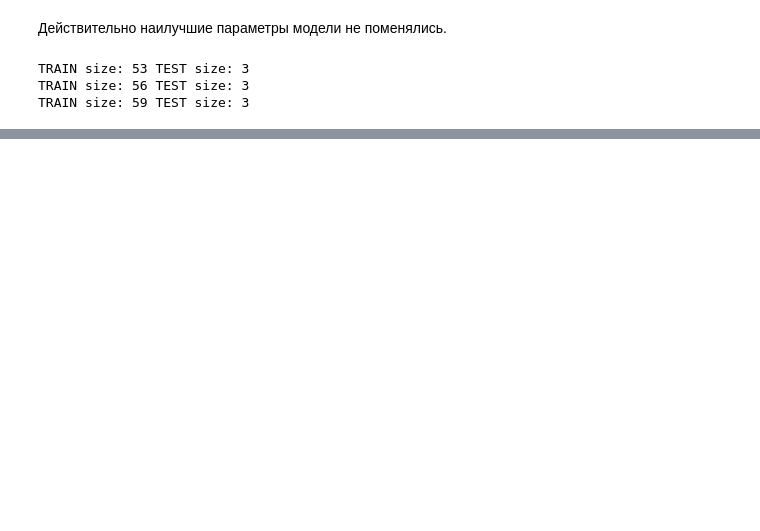
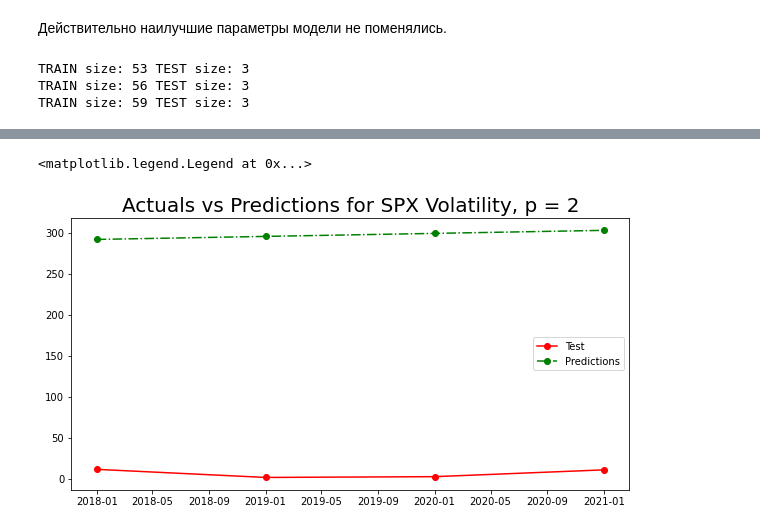
Before and after one commit to Motoborg/MATH_ML_13_----_---_II, a Jupyter notebook: Math_ML_13_Ghana_GDP_praktika.ipynb, the cells around one changed output, grey strips where cells are left out. Cells and saved outputs as stored; diff of their text form; code cells hidden in the pictures; blank space fills up the shorter version.

```diff
--- a/Math_ML_13_Ghana_GDP_praktika.ipynb
+++ b/Math_ML_13_Ghana_GDP_praktika.ipynb
@@ -493,0 +552,11 @@ TRAIN size: 59 TEST size: 3
+# %%
+# нам важно сохранить объем датасета, поэтому берем за исходные данные весь датасет с индексами, который содержит
+# и train и test часть
+garch_df = pd.DataFrame(data["VVP"].loc[data.index])
+
+# далее необходимо использовать актуальные обучающие данные, которые находятся в выборке train_df.
+# Мы никак не преобразовывали нашу обучющую выборку, поэтому фактически, train_df совпадает с данными в data,
+# Но если вы применяете к вашей обечающей выборке какие либо преобразования, например скользящее среднее
+# для сглаживания, то необходимо передать измененный train_df датасет.
+
+garch_df.loc[train_df.index, "VVP"] = train_df["VVP"].dropna()
@@ -493,0 +567,8 @@ TRAIN size: 59 TEST size: 3
+# %%
+from arch import arch_model
+model_2 = arch_model(garch_df["VVP"].dropna(), p = 2, q = 2, vol = "GARCH")
+
+# в параметре last_obs указываем последний объект, до которого будем совершать обучение.
+# в нашем случае это до первого объекта из test выборки
+
+model_results_2 = model_2.fit(last_obs = test_df.index[0], update_freq = 5)
@@ -493,0 +652,3 @@ TRAIN size: 59 TEST size: 3
+# %%
+predictions_df_2 = test_df.copy()
+predictions_df_2["Predictions"] = model_results_2.forecast().residual_variance.loc[test_df.index]
@@ -493,0 +678,11 @@ TRAIN size: 59 TEST size: 3
+# %%
+# p = 2
+# plt.rcParams["figure.figsize"] = 18, 5
+plt.plot(predictions_df_2["VVP"].abs(), 'o-r', label='Test')
+plt.plot(predictions_df_2["Predictions"], 'o-.g', label='Predictions')
+plt.title("Actuals vs Predictions for SPX Volatility, p = 2", size = 20)
+plt.legend()
+# plt.show()
+# %% [output]
+<matplotlib.legend.Legend at 0x...>
+[figure, added]
```
Also changed, not shown: parts of 33 cells of this notebook, 1 other file.
